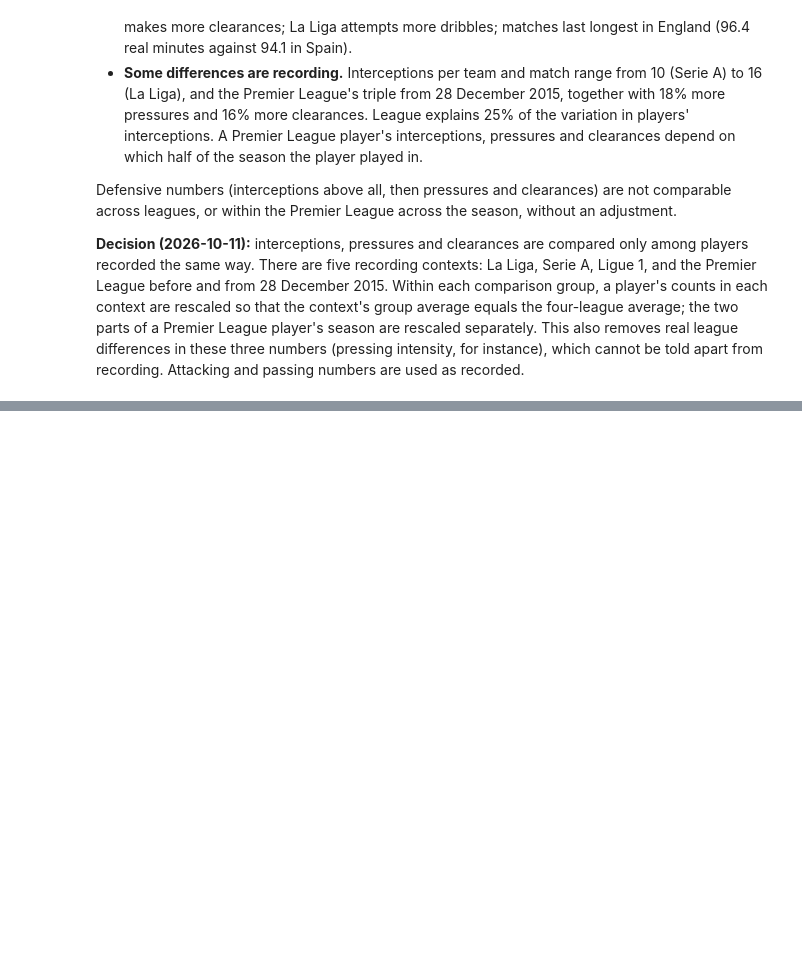
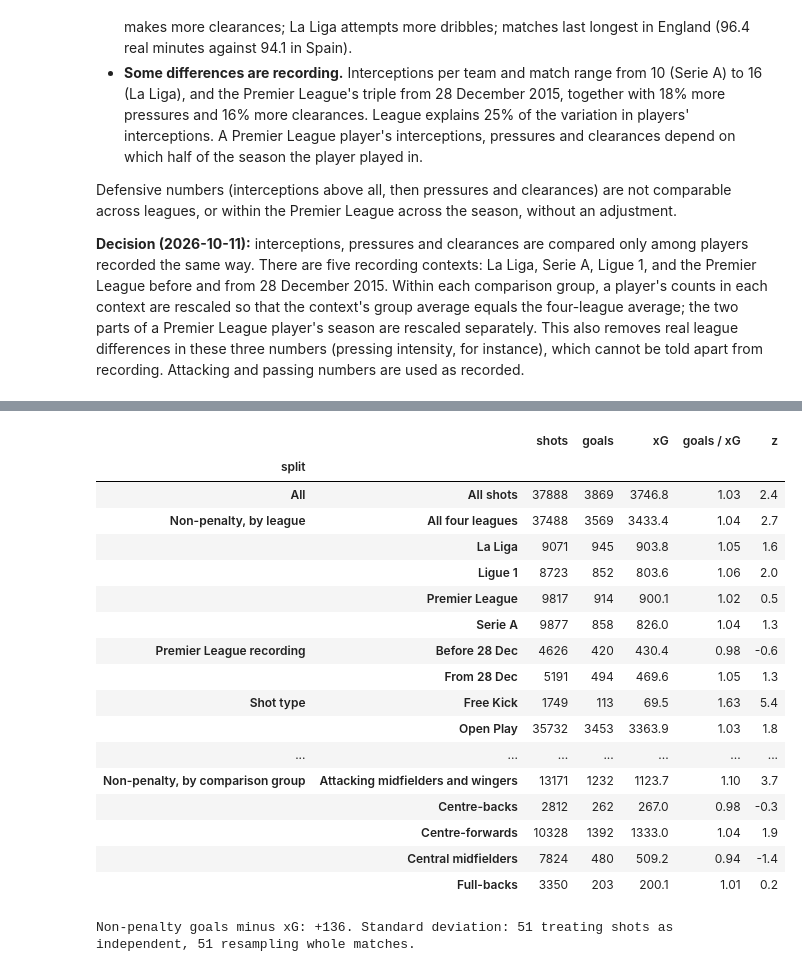
Before and after one commit to Fabiohhp/football-scouting, a Jupyter notebook: notebooks/01_data_exploration.ipynb, the cells around one changed output, grey strips where cells are left out. Cells and saved outputs as stored; diff of their text form; code cells hidden in the pictures; blank space fills up the shorter version.

```diff
--- a/notebooks/01_data_exploration.ipynb
+++ b/notebooks/01_data_exploration.ipynb
@@ -1443,0 +1595,69 @@ catch-up never counts as a successful prediction.
+# %%
+def calibration(d: pd.DataFrame, by) -> pd.DataFrame:
+    d = d.assign(var=d.xg * (1 - d.xg))
+    out = d.groupby(by, observed=True).agg(
+        shots=("goal", "size"), goals=("goal", "sum"), xG=("xg", "sum"), var=("var", "sum")
+    )
+    out["goals / xG"] = out.goals / out.xG
+    out["z"] = (out.goals - out.xG) / np.sqrt(out["var"])
+    return out
+
+
+open_play = np_shots[np_shots.shot_type == "Open Play"]
+premier = np_shots[np_shots.league == "Premier League"]
+XG_BANDS = [0, 0.03, 0.06, 0.1, 0.2, 0.4, 1]
+splits = {
+    "All": calibration(shots.assign(k="All shots"), "k"),
+    "Non-penalty, by league": pd.concat(
+        [calibration(np_shots.assign(k="All four leagues"), "k"), calibration(np_shots, "league")]
+    ),
+    "Premier League recording": calibration(
+        premier.assign(
+            k=np.where(
+                pd.to_datetime(premier.match_date) >= "2015-12-28", "From 28 Dec", "Before 28 Dec"
+            )
+        ),
+        "k",
+    ),
+    "Shot type": calibration(shots[shots.shot_type != "Corner"], "shot_type"),
+    "Open play, by body part": calibration(open_play, "body_part"),
+    "Open play, by xG band": calibration(
+        open_play.assign(k=pd.cut(open_play.xg, XG_BANDS).astype(str)), "k"
+    ),
+    "Non-penalty, by comparison group": calibration(
+        np_shots[np_shots.group != "GK"], "group"
+    ).rename(index=COMPARISON_NAMES),
+}
+calib = pd.concat(splits, names=["split", None]).drop(columns="var")
+calib.round({"xG": 1, "goals / xG": 2, "z": 1})
+# %% [output]
+|  |  | shots | goals | xG | goals / xG | z |
+| split |  |  |  |  |  |  |
+| All | All shots | 37888 | 3869 | 3746.8 | 1.03 | 2.4 |
+| Non-penalty, by league | All four leagues | 37488 | 3569 | 3433.4 | 1.04 | 2.7 |
+|  | La Liga | 9071 | 945 | 903.8 | 1.05 | 1.6 |
+|  | Ligue 1 | 8723 | 852 | 803.6 | 1.06 | 2.0 |
+|  | Premier League | 9817 | 914 | 900.1 | 1.02 | 0.5 |
+|  | Serie A | 9877 | 858 | 826.0 | 1.04 | 1.3 |
+| Premier League recording | Before 28 Dec | 4626 | 420 | 430.4 | 0.98 | -0.6 |
+|  | From 28 Dec | 5191 | 494 | 469.6 | 1.05 | 1.3 |
+| Shot type | Free Kick | 1749 | 113 | 69.5 | 1.63 | 5.4 |
+|  | Open Play | 35732 | 3453 | 3363.9 | 1.03 | 1.8 |
+| ... | ... | ... | ... | ... | ... | ... |
+| Non-penalty, by comparison group | Attacking midfielders and wingers | 13171 | 1232 | 1123.7 | 1.10 | 3.7 |
+|  | Centre-backs | 2812 | 262 | 267.0 | 0.98 | -0.3 |
+|  | Centre-forwards | 10328 | 1392 | 1333.0 | 1.04 | 1.9 |
+|  | Central midfielders | 7824 | 480 | 509.2 | 0.94 | -1.4 |
+|  | Full-backs | 3350 | 203 | 200.1 | 1.01 | 0.2 |
+# %%
+per_match = np_shots.groupby("match_id").agg(goals=("goal", "sum"), xg=("xg", "sum"))
+gap = per_match.goals - per_match.xg
+rng = np.random.default_rng(2016)
+boot = [gap.sample(frac=1, replace=True, random_state=rng).sum() for _ in range(2000)]
+print(
+    f"Non-penalty goals minus xG: {gap.sum():+.0f}. Standard deviation: "
+    f"{np.sqrt((np_shots.xg * (1 - np_shots.xg)).sum()):.0f} treating shots as independent, "
+    f"{np.std(boot):.0f} resampling whole matches."
+)
+# %% [output]
+Non-penalty goals minus xG: +136. Standard deviation: 51 treating shots as independent, 51 resampling whole matches.
```
Also changed, not shown: parts of 61 cells of this notebook, 11 other files.
